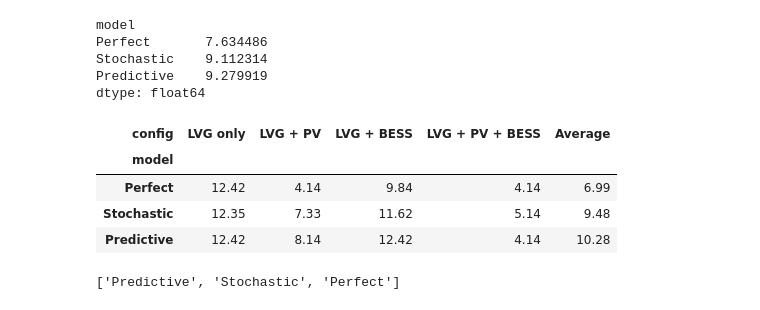
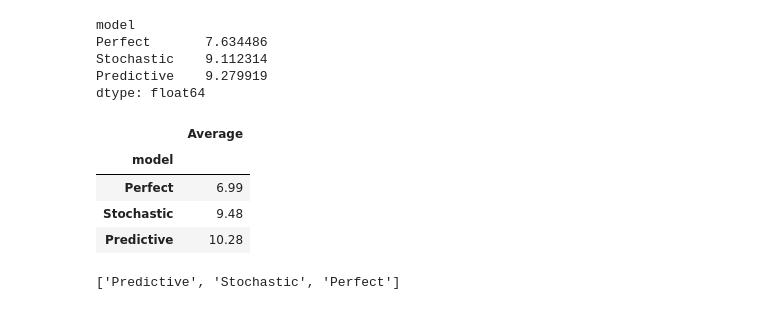
Before and after one commit to drdebian/dsmdata-simulation, a Jupyter notebook: Analysis.ipynb, the cells around one changed output. Cells and saved outputs as stored; diff of their text form; code cells hidden in the pictures.

```diff
--- a/Analysis.ipynb
+++ b/Analysis.ipynb
@@ -54,6 +51,8 @@ Showing debug messages!
 try:
     conn = sqlite3.connect('./database_gurobi/dsmdata-sim.sqlite3')
     conn_cbc = sqlite3.connect('./database_cbc/dsmdata-sim.sqlite3')
+    conn_cbc_3200u = sqlite3.connect('./database_cbc_3200u/dsmdata-sim.sqlite3')
+
     print('Connected to database...')
 except:
     print('Database error!')
@@ -62,7 +61,7 @@ except:
 Connected to database...
 # %%
 # execute SQL query
-queryps = open("sqls/model_griddraw_comptime_v1.sql").read()
+queryps = open("sqls/model_griddraw_comptime_v2.sql").read()
 dfps = pd.read_sql_query(queryps, conn)
 if showdebug: print(dfps.head())
 # %% [output]
@@ -406,0 +479,6 @@ if writefiles:
+# %%
+pvmetrics = ["SSR", "SCR"]
+
+pvmetric_desc = {}
+pvmetric_desc["SSR"] = "Self-sufficiency Rate [%]"
+pvmetric_desc["SCR"] = "Self-consumption Rate [%]"
@@ -406,0 +495,28 @@ if writefiles:
+# %%
+for model in models:  # list(model_desc.keys()):
+    for metric in pvmetrics:  # list(metric_desc.keys()):
+        if showdebug:
+            print("Working on model", model, "and metric", metric)
+        label = model + "_" + metric
+        my_data = np.array(dfps.loc[(dfps["model"] == model) & (dfps.period == 0) & (dfps.pvprc > 0)].reset_index()[["pvprc", "bessprc", metric]])
+
+        if my_data[:, 2].std() == 0:
+            #myplot = plot.contour_plot(mydata=my_data, order=0, xlabel=variable_desc["pvprc"], ylabel=variable_desc["bessprc"], zlabel=pvmetric_desc[metric], title=model_desc[model], color="yellow")
+            myplot = plot.contour_plot(mydata=my_data, order=0, xlabel=variable_desc["pvprc"], ylabel=variable_desc["bessprc"], zlabel=pvmetric_desc[metric], color="yellow")
+        else:
+            #myplot = plot.contour_plot(mydata=my_data, order=2, xlabel=variable_desc["pvprc"], ylabel=variable_desc["bessprc"], zlabel=pvmetric_desc[metric], title=model_desc[model], color="yellow")
+            myplot = plot.contour_plot(mydata=my_data, order=2, xlabel=variable_desc["pvprc"], ylabel=variable_desc["bessprc"], zlabel=pvmetric_desc[metric], color="yellow")
+        if writefiles:
+            myplot.savefig("output/pvmetric_contour_"+label+".png",
+                           bbox_inches='tight', dpi=300)
+            plt.close(mysurf)
+        if my_data[:, 2].std() == 0:
+            #mysurf = plot.surface_plot(mydata=my_data, order=0, xlabel=variable_desc["pvprc"], ylabel=variable_desc["bessprc"], zlabel=pvmetric_desc[metric], title=model_desc[model], color="yellow")
+            mysurf = plot.surface_plot(mydata=my_data, order=0, xlabel=variable_desc["pvprc"], ylabel=variable_desc["bessprc"], zlabel=pvmetric_desc[metric], color="yellow")
+        else:
+            #mysurf = plot.surface_plot(mydata=my_data, order=2, xlabel=variable_desc["pvprc"], ylabel=variable_desc["bessprc"], zlabel=pvmetric_desc[metric], title=model_desc[model], color="yellow")
+            mysurf = plot.surface_plot(mydata=my_data, order=2, xlabel=variable_desc["pvprc"], ylabel=variable_desc["bessprc"], zlabel=pvmetric_desc[metric], color="yellow")
+        if writefiles:
+            mysurf.savefig("output/pvmetric_surface_"+label+".png",
+                           bbox_inches='tight', dpi=300)
+            plt.close(mysurf)
@@ -493,15 +630,17 @@ Stochastic    9.112314
 Predictive    9.279919
 dtype: float64
 # %%
-dfps_pivot3 = dfps_pivot2["max"].loc[models2[0:3],configs].round(2)
-dfps_pivot3["Average"] = dfps_pivot3.median(axis=1).round(2)
+dfps_pivot3 = dfps_pivot2["max"].loc[models2[0:3],configs].round(2).median(axis=1).round(2)
+#dfps_pivot3["Average"] = dfps_pivot3.median(axis=1).round(2)
+dfps_pivot3 = pd.DataFrame(dfps_pivot3)
+dfps_pivot3.columns = ["Average"]
 dfps_pivot3
 # %% [output]
-| config | LVG only | LVG + PV | LVG + BESS | LVG + PV + BESS | Average |
-| model |  |  |  |  |  |
-| Perfect | 12.42 | 4.14 | 9.84 | 4.14 | 6.99 |
-| Stochastic | 12.35 | 7.33 | 11.62 | 5.14 | 9.48 |
-| Predictive | 12.42 | 8.14 | 12.42 | 4.14 | 10.28 |
+|  | Average |
+| model |  |
+| Perfect | 6.99 |
+| Stochastic | 9.48 |
+| Predictive | 10.28 |
 # %%
 models3 = list(model_abbr.values())[2:]
 models3
```
Also changed, not shown: parts of 13 cells of this notebook, 3 other files.
